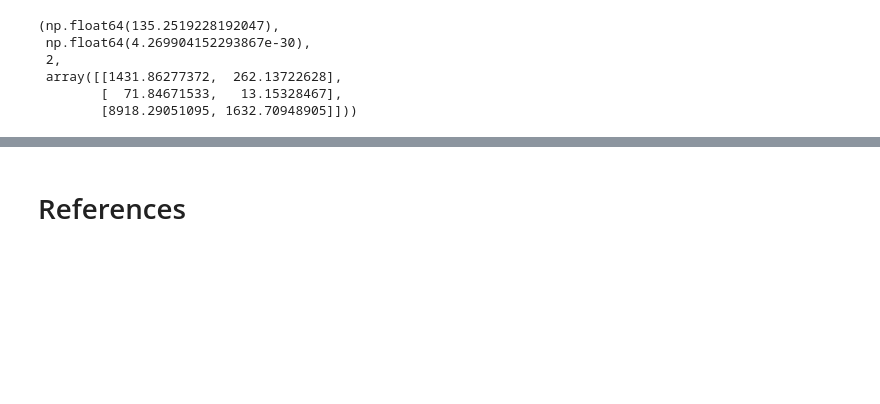
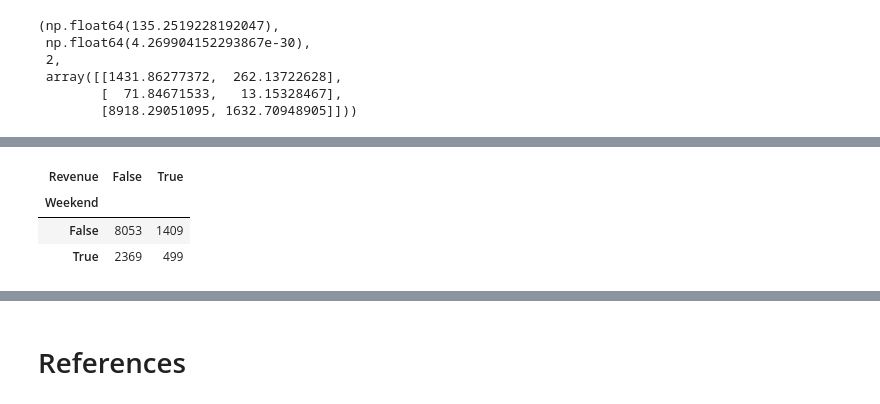
Before and after one commit to 2026362-Silvia/Statistic, a Jupyter notebook: 2nd Assessment/2026362_SilviaSolanoMarchini_Statistic_2ndAssesment.ipynb, the cells around one changed output, grey strips where cells are left out. Drawn from its saved outputs; the diff is of its cells as text; code cells hidden in the pictures; blank space fills up the shorter version.

```diff
--- a/2nd Assessment/2026362_SilviaSolanoMarchini_Statistic_2ndAssesment.ipynb
+++ b/2nd Assessment/2026362_SilviaSolanoMarchini_Statistic_2ndAssesment.ipynb
@@ -983,0 +1006,8 @@ chi2_stat, p_value, df_scipy, expected_scipy
+# %%
+observed_df2 = pd.crosstab(df["Weekend"], df["Revenue"])
+observed_df2
+# %% [output]
+| Revenue | False | True |
+| Weekend |  |  |
+| False | 8053 | 1409 |
+| True | 2369 | 499 |
```
Also changed, not shown: parts of 30 cells of this notebook.
